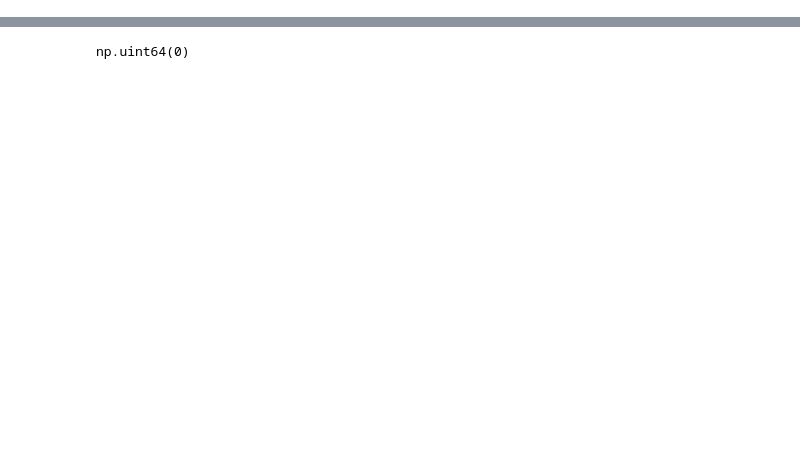
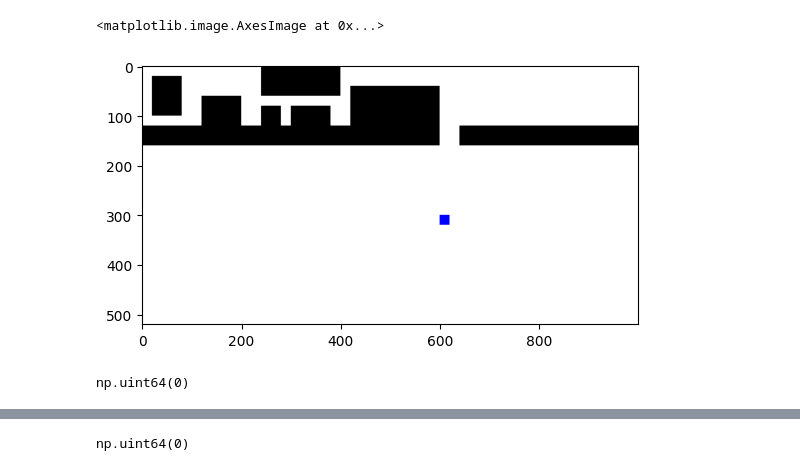
Before and after one commit to Rohith-Kumar-S/Path-Matching, a Jupyter notebook: graph_search.ipynb, the cells around one changed output, grey strips where cells are left out. Cells and saved outputs as stored; diff of their text form; code cells hidden in the pictures; blank space fills up the shorter version.

```diff
--- a/graph_search.ipynb
+++ b/graph_search.ipynb
@@ -22,0 +46,34 @@ plt.imshow(obstacle_1, cmap='gray')
+# %%
+# obstacle_1[180:200, 20:40] = 0
+obstacle_1 = np.ones(img_size, dtype=np.uint8)*255
+obstacle_1[20:100, 20:80] = [0,0,0]
+obstacle_1[60:120, 120:200] = [0,0,0]
+obstacle_1[0:60, 240:400] = [0,0,0]
+obstacle_1[0:60, 240:400] = [0,0,0]
+obstacle_1[80:120, 240:280] = [0,0,0]
+obstacle_1[80:120, 240:280] = [0,0,0]
+obstacle_1[80:120, 300:380] = [0,0,0]
+obstacle_1[40:120, 420:600] = [0,0,0]
+
+
+obstacle_1[120:160, 0:600] = [0,0,0]
+obstacle_1[120:160, 640:1000] = [0,0,0]
+obstacle_1[120:160, 640:1000] = [0,0,0]
+
+obstacle_1[300:320, 600:620] = [0,0,255]
+
+
+# obstacle_1[350:400, 200:400] = 0
+# obstacle_1[100:400, 100:150] = 0
+# obstacle_1[200:300, 200:250] = 0
+# obstacle_1[250:300, 250:300] = 0
+# obstacle_1[200:300, 300:350] = 0
+
+plt.imshow(obstacle_1)
+# %% [output]
+<matplotlib.image.AxesImage at 0x...>
+[figure, added]
+# %%
+(obstacle_1[120:160, 0:600]).sum()
+# %% [output]
+np.uint64(0)
```
Also changed, not shown: parts of 82 cells of this notebook, 6 other files.
